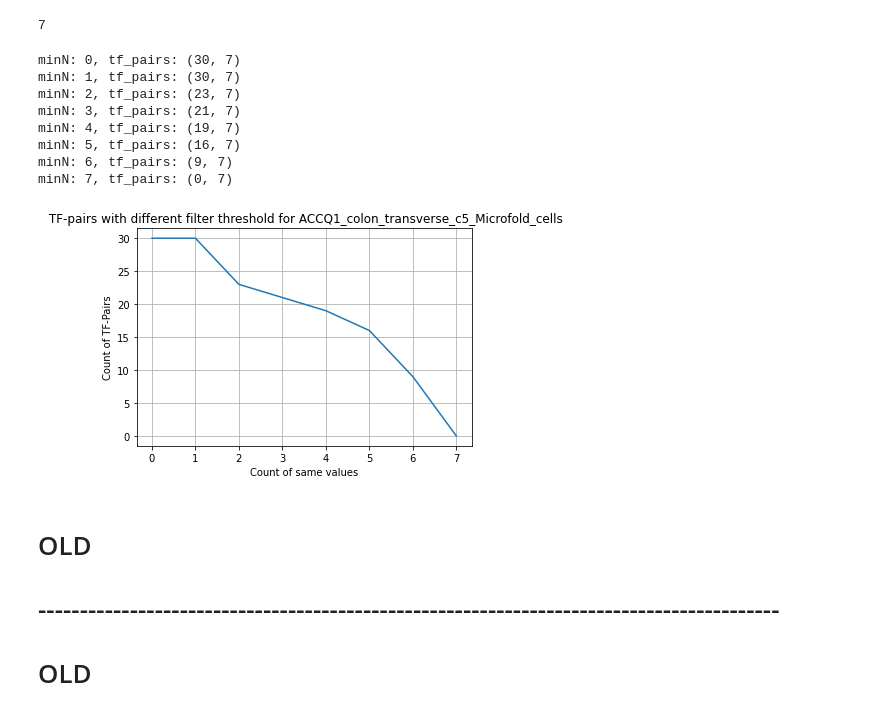
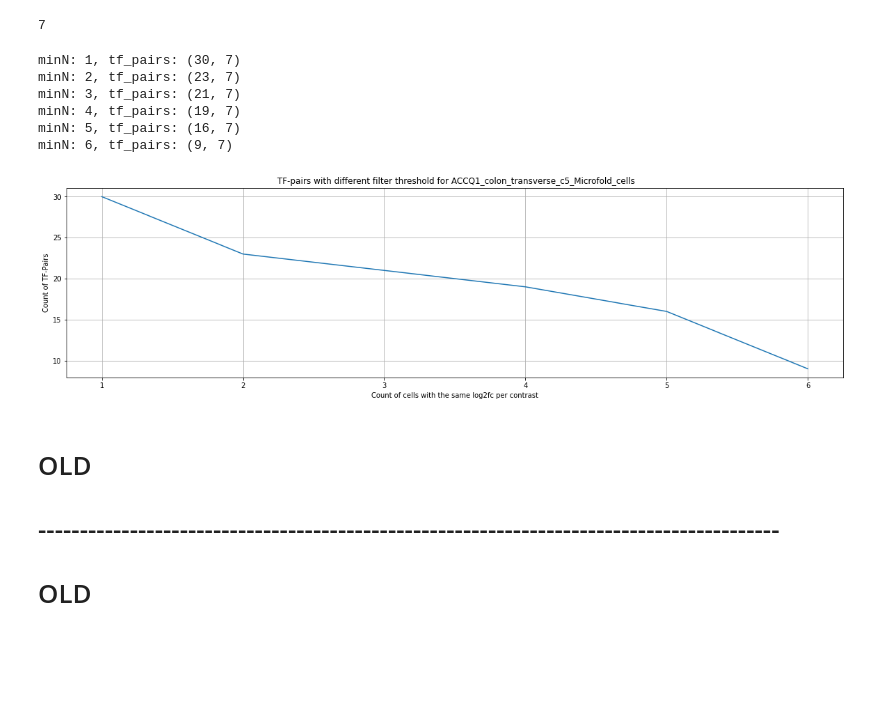
Before and after one commit to loosolab/Datenanalyse-2021, a Jupyter notebook: wp6/analyse/wp2_tf_cooccurences.ipynb, the cells around one changed output. Saved outputs shown, nothing was run; the diff lists cells and outputs as text; code cells hidden in the pictures; blank space fills up the shorter version.

```diff
--- a/wp6/analyse/wp2_tf_cooccurences.ipynb
+++ b/wp6/analyse/wp2_tf_cooccurences.ipynb
@@ -971,40 +980,38 @@ print(max_same_values)
 # %% [output]
 7
 # %%
-x = range(0, max_same_values+1)
+x = range(1, max_same_values)
 y = []
-for minN in range(0, max_same_values+1):
+for minN in range(1, max_same_values):
     df = find_rows_with_min_same_values(df=tf_paris_c5, min_same_val=minN)
     print(f"minN: {minN}, tf_pairs: {df.shape}")
     y.append(df.shape[0])
 # %% [output]
-minN: 0, tf_pairs: (30, 7)
 minN: 1, tf_pairs: (30, 7)
 minN: 2, tf_pairs: (23, 7)
 minN: 3, tf_pairs: (21, 7)
 minN: 4, tf_pairs: (19, 7)
 minN: 5, tf_pairs: (16, 7)
 minN: 6, tf_pairs: (9, 7)
-minN: 7, tf_pairs: (0, 7)
 # %%
 import matplotlib.pyplot as plt
 import numpy as np
 
 # Data for plotting
 t = np.arange(0.0, 2.0, 0.01)
 s = 1 + np.sin(2 * np.pi * t)
 
-fig, ax = plt.subplots()
+fig, ax = plt.subplots(figsize=(20, 5),)
 ax.plot(x, y)
 
 ax.set(xlabel='Count of cells with the same log2fc per contrast', ylabel='Count of TF-Pairs',
        title=' TF-pairs with different filter threshold for ACCQ1_colon_transverse_c5_Microfold_cells')
 ax.grid()
 
-#fig.savefig("test.png")
+fig.savefig("varying_thresholds.png")
 plt.show()
 # %% [output]
-[figure, old version]
+[figure, new version]
 # %% [markdown]
 # OLD
 # -----------------------------------------------------------------------------------------
```
Also changed, not shown: parts of 3 cells of this notebook, 1 other file.
